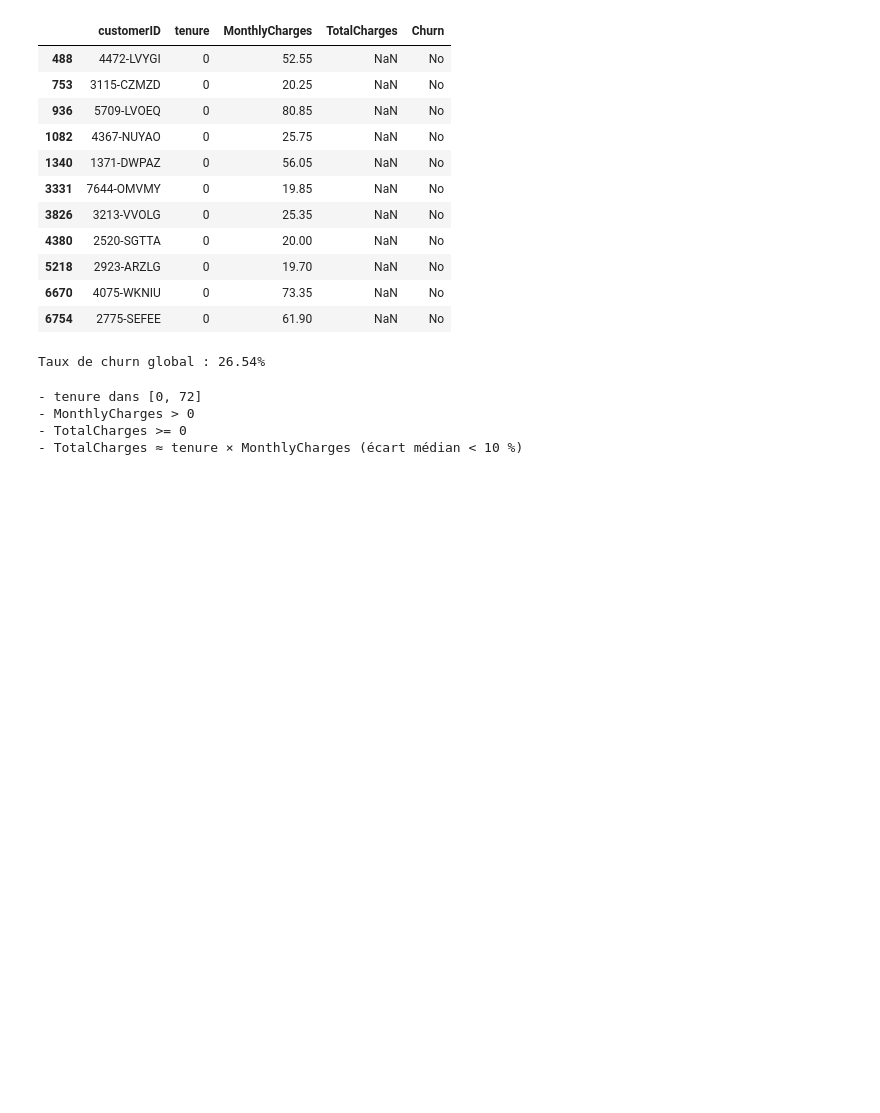
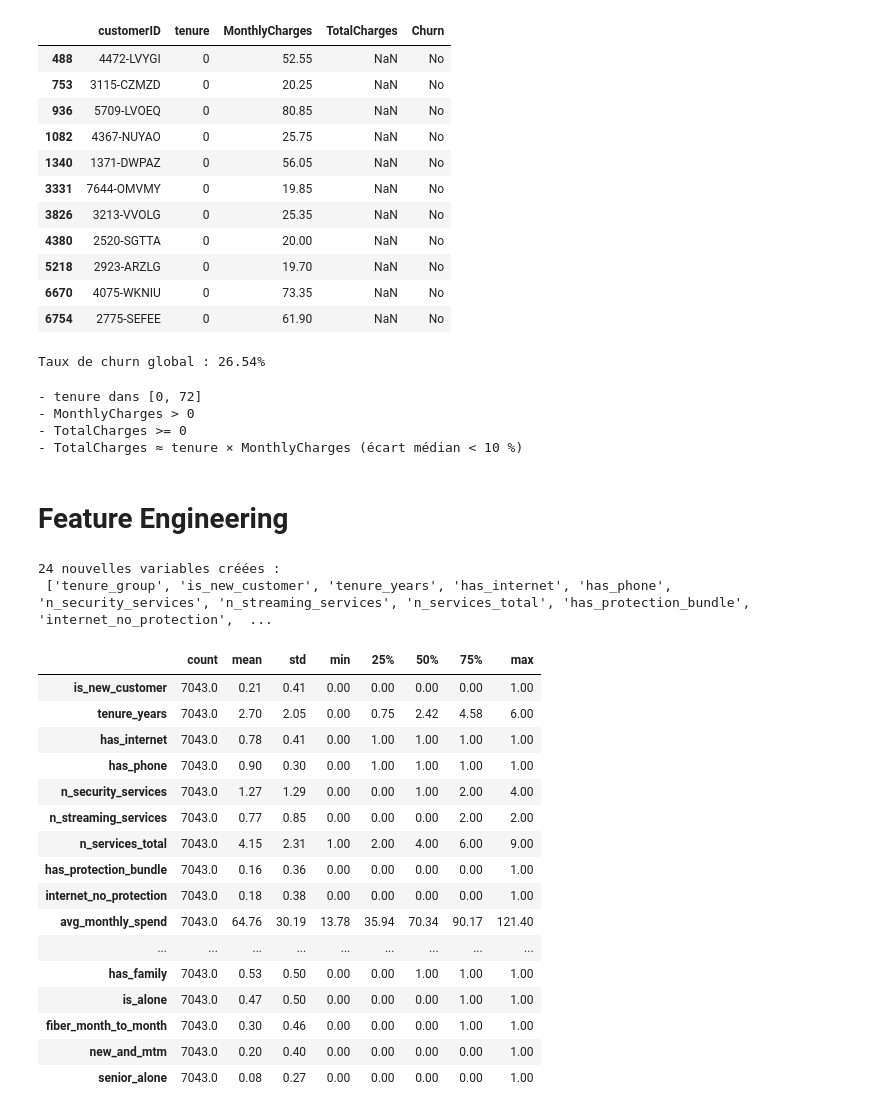
Before and after one commit to massamba0809/churn-prediction-ml, a Jupyter notebook: notebooks/03_Prétraitement_&_Feature_Engineering.ipynb, the cells around one changed output. Cells and saved outputs as stored; diff of their text form; code cells hidden in the pictures; blank space fills up the shorter version.

Commit message:
feature engineering termine

```diff
--- a/notebooks/03_Prétraitement_&_Feature_Engineering.ipynb
+++ b/notebooks/03_Prétraitement_&_Feature_Engineering.ipynb
@@ -112,3 +120,75 @@ df = df.drop_duplicates(subset="customerID").reset_index(drop=True)
 - MonthlyCharges > 0
 - TotalCharges >= 0
 - TotalCharges ≈ tenure × MonthlyCharges (écart médian < 10 %)
+# %% [markdown]
+# Feature Engineering
+# %%
+# creer les features
+def build_features(data: pd.DataFrame) -> pd.DataFrame:
+    d = data.copy()
+
+    # Ancienneté
+    d["tenure_group"] = pd.cut(
+        d["tenure"], bins=[-1, 6, 12, 24, 48, 72],
+        labels=["0-6m", "7-12m", "13-24m", "25-48m", "49-72m"]).astype(str)
+    d["is_new_customer"] = (d["tenure"] <= 6).astype(int)
+    d["tenure_years"] = d["tenure"] / 12
+
+    # Services souscrits
+    d["has_internet"] = (d["InternetService"] != "No").astype(int)
+    d["has_phone"] = (d["PhoneService"] == "Yes").astype(int)
+    security_cols = ["OnlineSecurity", "OnlineBackup", "DeviceProtection", "TechSupport"]
+    streaming_cols = ["StreamingTV", "StreamingMovies"]
+    d["n_security_services"] = (d[security_cols] == "Yes").sum(axis=1)
+    d["n_streaming_services"] = (d[streaming_cols] == "Yes").sum(axis=1)
+    d["n_services_total"] = (
+        d["n_security_services"] + d["n_streaming_services"]
+        + d["has_internet"] + d["has_phone"] + (d["MultipleLines"] == "Yes").astype(int))
+    d["has_protection_bundle"] = ((d["OnlineSecurity"] == "Yes") & (d["TechSupport"] == "Yes")).astype(int)
+    d["internet_no_protection"] = ((d["has_internet"] == 1) & (d["n_security_services"] == 0)).astype(int)
+
+    # Facturation
+    d["avg_monthly_spend"] = np.where(d["tenure"] > 0, d["TotalCharges"] / d["tenure"], d["MonthlyCharges"])
+    d["charge_delta"] = d["MonthlyCharges"] - d["avg_monthly_spend"]          # >0 : le client paie plus qu'avant
+    d["charge_ratio"] = d["MonthlyCharges"] / d["avg_monthly_spend"].replace(0, np.nan)
+    d["charge_per_service"] = d["MonthlyCharges"] / d["n_services_total"].clip(lower=1)
+    d["log_total_charges"] = np.log1p(d["TotalCharges"])
+
+    # Contrat & paiement
+    d["is_month_to_month"] = (d["Contract"] == "Month-to-month").astype(int)
+    d["contract_length_m"] = d["Contract"].map({"Month-to-month": 1, "One year": 12, "Two year": 24})
+    d["auto_payment"] = d["PaymentMethod"].str.contains("automatic").astype(int)
+    d["is_electronic_check"] = (d["PaymentMethod"] == "Electronic check").astype(int)
+
+    # Profil & interactions à risque
+    d["has_family"] = ((d["Partner"] == "Yes") | (d["Dependents"] == "Yes")).astype(int)
+    d["is_alone"] = ((d["Partner"] == "No") & (d["Dependents"] == "No")).astype(int)
+    d["fiber_month_to_month"] = ((d["InternetService"] == "Fiber optic") & (d["is_month_to_month"] == 1)).astype(int)
+    d["new_and_mtm"] = ((d["is_new_customer"] == 1) & (d["is_month_to_month"] == 1)).astype(int)
+    d["senior_alone"] = ((d["SeniorCitizen"] == "Yes") & (d["is_alone"] == 1)).astype(int)
+    return d
+
+df_fe = build_features(df)
+new_cols = [c for c in df_fe.columns if c not in df.columns]
+print(f"{len(new_cols)} nouvelles variables créées :\n", new_cols)
+df_fe[new_cols].describe().T.round(2)
+# %% [output]
+24 nouvelles variables créées :
+ ['tenure_group', 'is_new_customer', 'tenure_years', 'has_internet', 'has_phone', 'n_security_services', 'n_streaming_services', 'n_services_total', 'has_protection_bundle', 'internet_no_protection',  ...
+|  | count | mean | std | min | 25% | 50% | 75% | max |
+| is_new_customer | 7043.0 | 0.21 | 0.41 | 0.00 | 0.00 | 0.00 | 0.00 | 1.00 |
+| tenure_years | 7043.0 | 2.70 | 2.05 | 0.00 | 0.75 | 2.42 | 4.58 | 6.00 |
+| has_internet | 7043.0 | 0.78 | 0.41 | 0.00 | 1.00 | 1.00 | 1.00 | 1.00 |
+| has_phone | 7043.0 | 0.90 | 0.30 | 0.00 | 1.00 | 1.00 | 1.00 | 1.00 |
+| n_security_services | 7043.0 | 1.27 | 1.29 | 0.00 | 0.00 | 1.00 | 2.00 | 4.00 |
+| n_streaming_services | 7043.0 | 0.77 | 0.85 | 0.00 | 0.00 | 0.00 | 2.00 | 2.00 |
+| n_services_total | 7043.0 | 4.15 | 2.31 | 1.00 | 2.00 | 4.00 | 6.00 | 9.00 |
+| has_protection_bundle | 7043.0 | 0.16 | 0.36 | 0.00 | 0.00 | 0.00 | 0.00 | 1.00 |
+| internet_no_protection | 7043.0 | 0.18 | 0.38 | 0.00 | 0.00 | 0.00 | 0.00 | 1.00 |
+| avg_monthly_spend | 7043.0 | 64.76 | 30.19 | 13.78 | 35.94 | 70.34 | 90.17 | 121.40 |
+| ... | ... | ... | ... | ... | ... | ... | ... | ... |
+| has_family | 7043.0 | 0.53 | 0.50 | 0.00 | 0.00 | 1.00 | 1.00 | 1.00 |
+| is_alone | 7043.0 | 0.47 | 0.50 | 0.00 | 0.00 | 0.00 | 1.00 | 1.00 |
+| fiber_month_to_month | 7043.0 | 0.30 | 0.46 | 0.00 | 0.00 | 0.00 | 1.00 | 1.00 |
+| new_and_mtm | 7043.0 | 0.20 | 0.40 | 0.00 | 0.00 | 0.00 | 0.00 | 1.00 |
+| senior_alone | 7043.0 | 0.08 | 0.27 | 0.00 | 0.00 | 0.00 | 0.00 | 1.00 |
```
Also changed, not shown: parts of 8 cells of this notebook, 5 other files.
